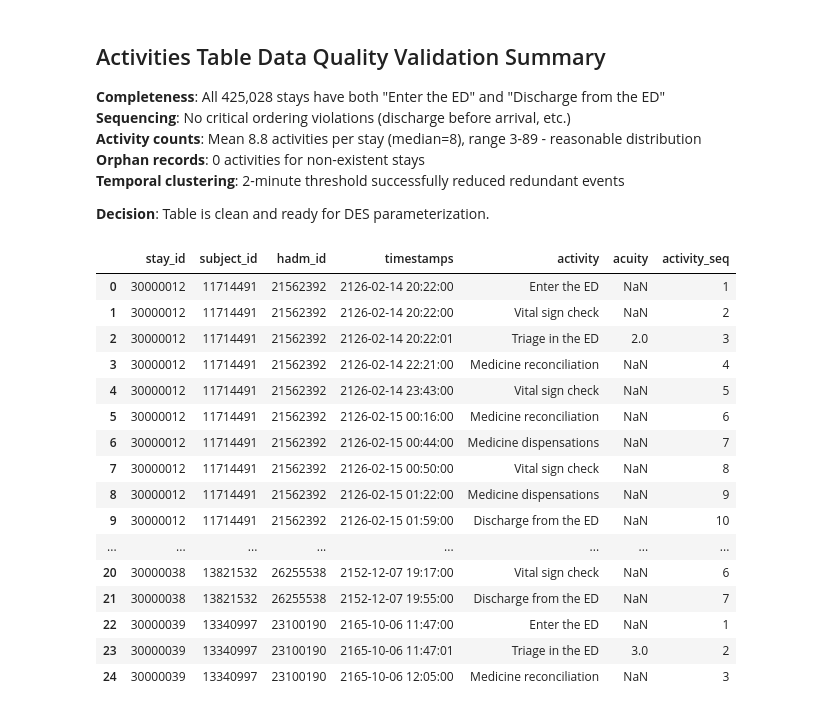
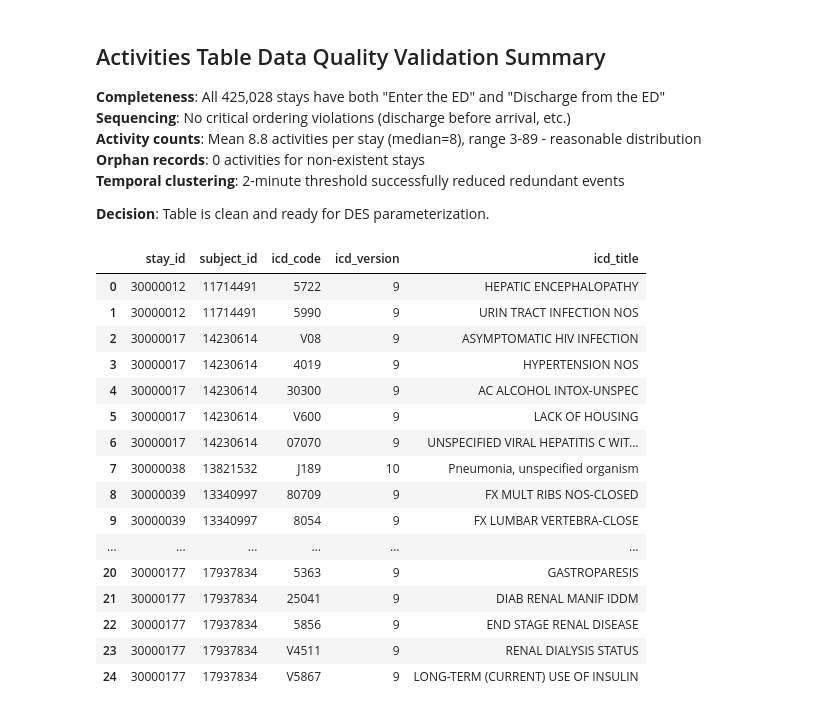
Before and after one commit to kayannet/SimHospital, a Jupyter notebook: notebooks/03_build_sim_input_tables.ipynb, the cells around one changed output. Drawn from its saved outputs; the diff is of its cells as text; code cells hidden in the pictures.

```diff
--- a/notebooks/03_build_sim_input_tables.ipynb
+++ b/notebooks/03_build_sim_input_tables.ipynb
@@ -696,20 +697,32 @@ Name: activity, dtype: float64
-# %%
-ed_activities.head(25)
-# %% [output]
-|  | stay_id | subject_id | hadm_id | timestamps | activity | acuity | activity_seq |
-| 0 | 30000012 | 11714491 | 21562392 | 2126-02-14 20:22:00 | Enter the ED | NaN | 1 |
-| 1 | 30000012 | 11714491 | 21562392 | 2126-02-14 20:22:00 | Vital sign check | NaN | 2 |
-| 2 | 30000012 | 11714491 | 21562392 | 2126-02-14 20:22:01 | Triage in the ED | 2.0 | 3 |
-| 3 | 30000012 | 11714491 | 21562392 | 2126-02-14 22:21:00 | Medicine reconciliation | NaN | 4 |
-| 4 | 30000012 | 11714491 | 21562392 | 2126-02-14 23:43:00 | Vital sign check | NaN | 5 |
-| 5 | 30000012 | 11714491 | 21562392 | 2126-02-15 00:16:00 | Medicine reconciliation | NaN | 6 |
-| 6 | 30000012 | 11714491 | 21562392 | 2126-02-15 00:44:00 | Medicine dispensations | NaN | 7 |
-| 7 | 30000012 | 11714491 | 21562392 | 2126-02-15 00:50:00 | Vital sign check | NaN | 8 |
-| 8 | 30000012 | 11714491 | 21562392 | 2126-02-15 01:22:00 | Medicine dispensations | NaN | 9 |
-| 9 | 30000012 | 11714491 | 21562392 | 2126-02-15 01:59:00 | Discharge from the ED | NaN | 10 |
-| ... | ... | ... | ... | ... | ... | ... | ... |
-| 20 | 30000038 | 13821532 | 26255538 | 2152-12-07 19:17:00 | Vital sign check | NaN | 6 |
-| 21 | 30000038 | 13821532 | 26255538 | 2152-12-07 19:55:00 | Discharge from the ED | NaN | 7 |
-| 22 | 30000039 | 13340997 | 23100190 | 2165-10-06 11:47:00 | Enter the ED | NaN | 1 |
-| 23 | 30000039 | 13340997 | 23100190 | 2165-10-06 11:47:01 | Triage in the ED | 3.0 | 2 |
-| 24 | 30000039 | 13340997 | 23100190 | 2165-10-06 12:05:00 | Medicine reconciliation | NaN | 3 |
+# %%
+# diagnoses table next!
+ed_diagnoses = df[df["icd_code"].notna()].copy()
+
+ed_diagnoses = ed_diagnoses[[
+    "stay_id",
+    "subject_id",
+    "icd_code",
+    "icd_version",
+    "icd_title"
+]].drop_duplicates(
+    subset=["stay_id", "icd_code"]
+).reset_index(drop=True)
+ed_diagnoses.head(25)
+# %% [output]
+|  | stay_id | subject_id | icd_code | icd_version | icd_title |
+| 0 | 30000012 | 11714491 | 5722 | 9 | HEPATIC ENCEPHALOPATHY |
+| 1 | 30000012 | 11714491 | 5990 | 9 | URIN TRACT INFECTION NOS |
+| 2 | 30000017 | 14230614 | V08 | 9 | ASYMPTOMATIC HIV INFECTION |
+| 3 | 30000017 | 14230614 | 4019 | 9 | HYPERTENSION NOS |
+| 4 | 30000017 | 14230614 | 30300 | 9 | AC ALCOHOL INTOX-UNSPEC |
+| 5 | 30000017 | 14230614 | V600 | 9 | LACK OF HOUSING |
+| 6 | 30000017 | 14230614 | 07070 | 9 | UNSPECIFIED VIRAL HEPATITIS C WIT... |
+| 7 | 30000038 | 13821532 | J189 | 10 | Pneumonia, unspecified organism |
+| 8 | 30000039 | 13340997 | 80709 | 9 | FX MULT RIBS NOS-CLOSED |
+| 9 | 30000039 | 13340997 | 8054 | 9 | FX LUMBAR VERTEBRA-CLOSE |
+| ... | ... | ... | ... | ... | ... |
+| 20 | 30000177 | 17937834 | 5363 | 9 | GASTROPARESIS |
+| 21 | 30000177 | 17937834 | 25041 | 9 | DIAB RENAL MANIF IDDM |
+| 22 | 30000177 | 17937834 | 5856 | 9 | END STAGE RENAL DISEASE |
+| 23 | 30000177 | 17937834 | V4511 | 9 | RENAL DIALYSIS STATUS |
+| 24 | 30000177 | 17937834 | V5867 | 9 | LONG-TERM (CURRENT) USE OF INSULIN |
```
Also changed, not shown: parts of 27 cells of this notebook.
